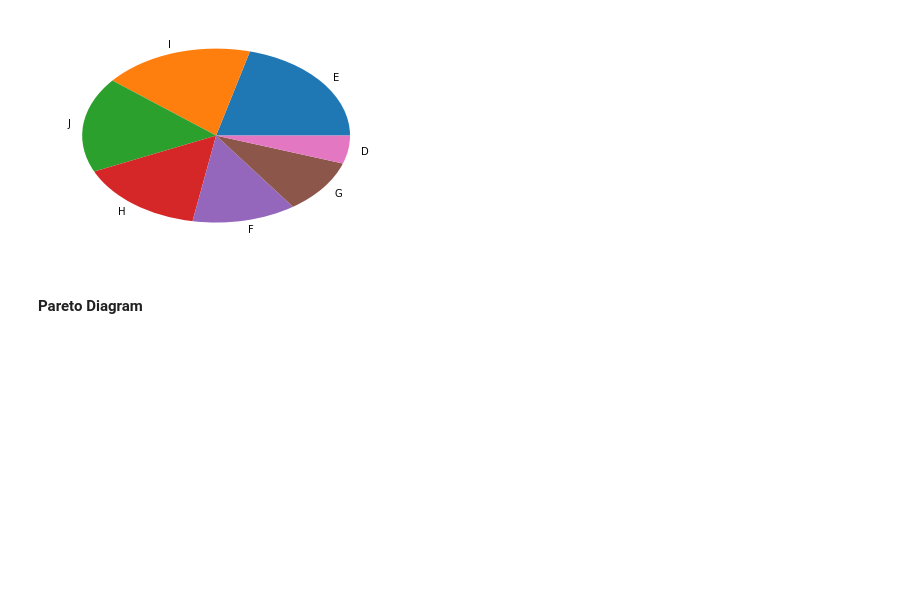
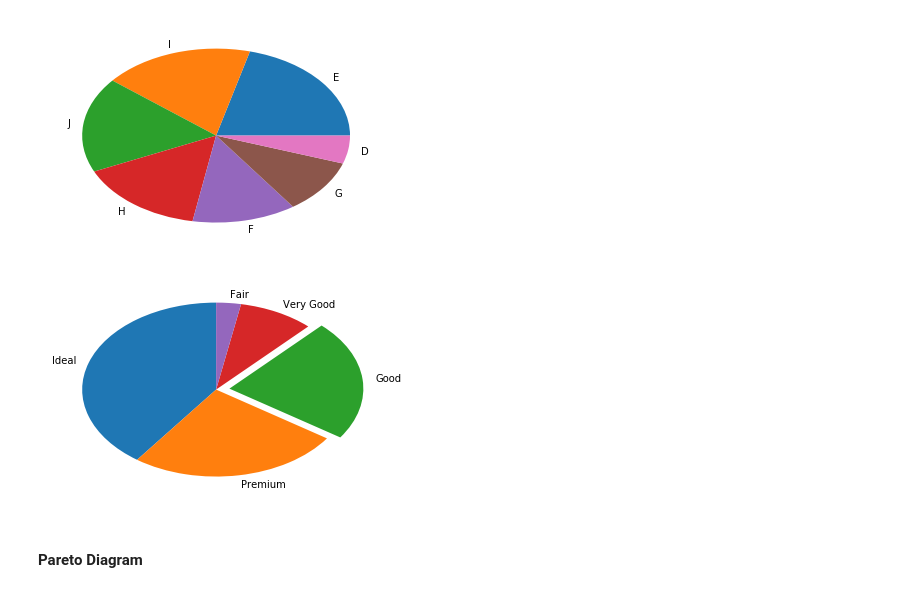
Before and after one commit to jmeguira/stats, a Jupyter notebook: stats_notebook.ipynb, the cells around one changed output. Drawn from its saved outputs; the diff is of its cells as text; code cells hidden in the pictures; blank space fills up the shorter version.

```diff
--- a/stats_notebook.ipynb
+++ b/stats_notebook.ipynb
@@ -300,6 +294,12 @@ plt.pie(diamonds['color'].value_counts(), labels = diamonds['color'].unique())
 plt.show()
 # %% [output]
 [figure]
+# %%
+plt.pie(diamonds['cut'].value_counts(), explode = [0,0,.1,0,0], startangle = 90, labels = diamonds['cut'].unique())
+
+plt.show()
+# %% [output]
+[figure, added]
 # %% [markdown]
 #### Pareto Diagram
 # %%
```
Also changed, not shown: parts of 3 cells of this notebook.
